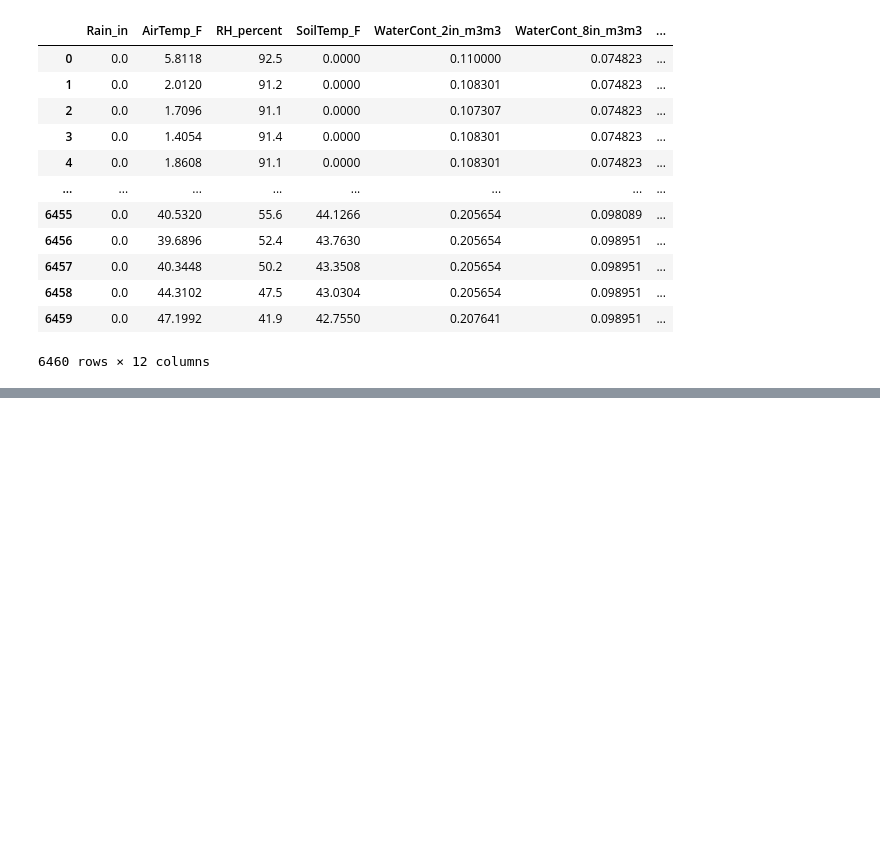
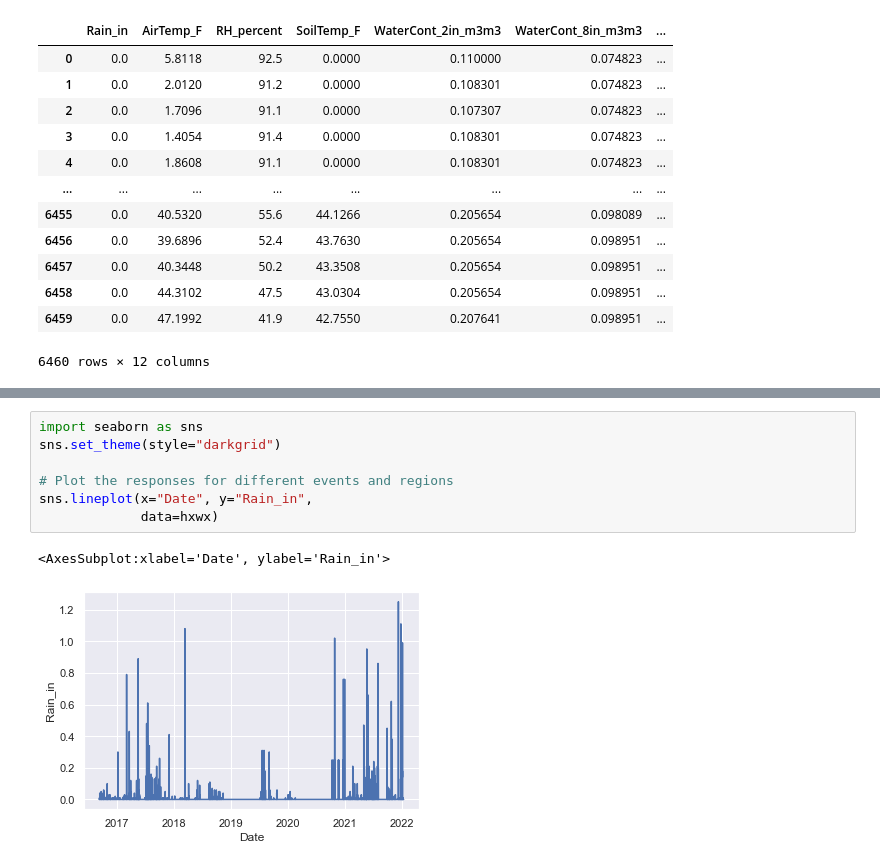
Before and after one commit to emaynard10/Phenology-Analysis, a Jupyter notebook: cleaning_wxdata.ipynb, the cells around one changed output, grey strips where cells are left out. Saved outputs shown, nothing was run; the diff lists cells and outputs as text; blank space fills up the shorter version.

```diff
--- a/cleaning_wxdata.ipynb
+++ b/cleaning_wxdata.ipynb
@@ -145,0 +289,10 @@ TypeError: cannot perform __pow__ with this index type: DatetimeArray
+# %%
+import seaborn as sns
+sns.set_theme(style="darkgrid")
+
+# Plot the responses for different events and regions
+sns.lineplot(x="Date", y="Rain_in",
+             data=hxwx)
+# %% [output]
+<AxesSubplot:xlabel='Date', ylabel='Rain_in'>
+[figure, added]
```
Also changed, not shown: parts of 13 cells of this notebook.
